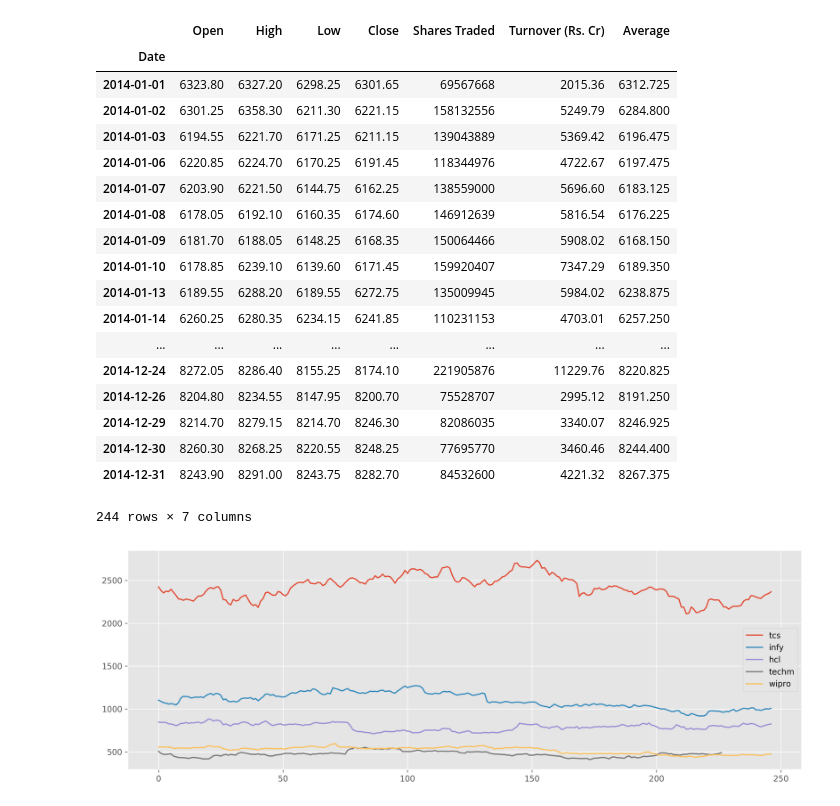
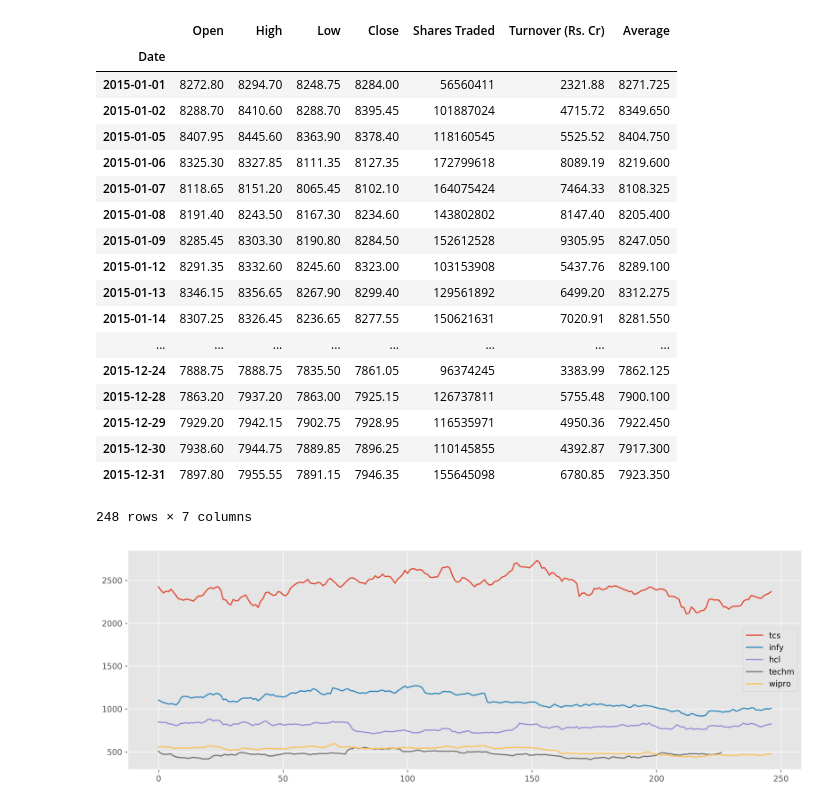
Before and after one commit to ReetBarik/Machine-Learning-Project, a Jupyter notebook: code_test.ipynb, the cells around one changed output. Cells and saved outputs as stored; diff of their text form; code cells hidden in the pictures.

```diff
--- a/code_test.ipynb
+++ b/code_test.ipynb
@@ -15,35 +6,35 @@ ImportError: Traceback (most recent call last):
 # %%
 def parser(x):
     return datetime.strptime(x, '%d-%b-%Y')
 
-nifty_data = pd.read_csv('./ml-project-data/NIFTY-50/2014.csv', header=0,
+nifty_data = pd.read_csv('./ml-project-data/NIFTY-50/2015.csv', header=0,
                                                               parse_dates=[0], index_col=0, squeeze=True,
                                                               date_parser=parser)
 
 scaler = MinMaxScaler(feature_range=(-1, 1))
 nifty_data['Average'] = nifty_data.loc[: , "High":"Low"].mean(axis=1)
 nifty = scaler.fit_transform(nifty_data[['Average', 'Shares Traded', 'Turnover (Rs. Cr)']])
 nifty_data
 # %% [output]
 |  | Open | High | Low | Close | Shares Traded | Turnover (Rs. Cr) | Average |
 | Date |  |  |  |  |  |  |  |
-| 2014-01-01 | 6323.80 | 6327.20 | 6298.25 | 6301.65 | 69567668 | 2015.36 | 6312.725 |
-| 2014-01-02 | 6301.25 | 6358.30 | 6211.30 | 6221.15 | 158132556 | 5249.79 | 6284.800 |
-| 2014-01-03 | 6194.55 | 6221.70 | 6171.25 | 6211.15 | 139043889 | 5369.42 | 6196.475 |
-| 2014-01-06 | 6220.85 | 6224.70 | 6170.25 | 6191.45 | 118344976 | 4722.67 | 6197.475 |
-| 2014-01-07 | 6203.90 | 6221.50 | 6144.75 | 6162.25 | 138559000 | 5696.60 | 6183.125 |
-| 2014-01-08 | 6178.05 | 6192.10 | 6160.35 | 6174.60 | 146912639 | 5816.54 | 6176.225 |
-| 2014-01-09 | 6181.70 | 6188.05 | 6148.25 | 6168.35 | 150064466 | 5908.02 | 6168.150 |
-| 2014-01-10 | 6178.85 | 6239.10 | 6139.60 | 6171.45 | 159920407 | 7347.29 | 6189.350 |
-| 2014-01-13 | 6189.55 | 6288.20 | 6189.55 | 6272.75 | 135009945 | 5984.02 | 6238.875 |
-| 2014-01-14 | 6260.25 | 6280.35 | 6234.15 | 6241.85 | 110231153 | 4703.01 | 6257.250 |
+| 2015-01-01 | 8272.80 | 8294.70 | 8248.75 | 8284.00 | 56560411 | 2321.88 | 8271.725 |
+| 2015-01-02 | 8288.70 | 8410.60 | 8288.70 | 8395.45 | 101887024 | 4715.72 | 8349.650 |
+| 2015-01-05 | 8407.95 | 8445.60 | 8363.90 | 8378.40 | 118160545 | 5525.52 | 8404.750 |
+| 2015-01-06 | 8325.30 | 8327.85 | 8111.35 | 8127.35 | 172799618 | 8089.19 | 8219.600 |
+| 2015-01-07 | 8118.65 | 8151.20 | 8065.45 | 8102.10 | 164075424 | 7464.33 | 8108.325 |
+| 2015-01-08 | 8191.40 | 8243.50 | 8167.30 | 8234.60 | 143802802 | 8147.40 | 8205.400 |
+| 2015-01-09 | 8285.45 | 8303.30 | 8190.80 | 8284.50 | 152612528 | 9305.95 | 8247.050 |
+| 2015-01-12 | 8291.35 | 8332.60 | 8245.60 | 8323.00 | 103153908 | 5437.76 | 8289.100 |
+| 2015-01-13 | 8346.15 | 8356.65 | 8267.90 | 8299.40 | 129561892 | 6499.20 | 8312.275 |
+| 2015-01-14 | 8307.25 | 8326.45 | 8236.65 | 8277.55 | 150621631 | 7020.91 | 8281.550 |
 | ... | ... | ... | ... | ... | ... | ... | ... |
-| 2014-12-24 | 8272.05 | 8286.40 | 8155.25 | 8174.10 | 221905876 | 11229.76 | 8220.825 |
-| 2014-12-26 | 8204.80 | 8234.55 | 8147.95 | 8200.70 | 75528707 | 2995.12 | 8191.250 |
-| 2014-12-29 | 8214.70 | 8279.15 | 8214.70 | 8246.30 | 82086035 | 3340.07 | 8246.925 |
-| 2014-12-30 | 8260.30 | 8268.25 | 8220.55 | 8248.25 | 77695770 | 3460.46 | 8244.400 |
-| 2014-12-31 | 8243.90 | 8291.00 | 8243.75 | 8282.70 | 84532600 | 4221.32 | 8267.375 |
+| 2015-12-24 | 7888.75 | 7888.75 | 7835.50 | 7861.05 | 96374245 | 3383.99 | 7862.125 |
+| 2015-12-28 | 7863.20 | 7937.20 | 7863.00 | 7925.15 | 126737811 | 5755.48 | 7900.100 |
+| 2015-12-29 | 7929.20 | 7942.15 | 7902.75 | 7928.95 | 116535971 | 4950.36 | 7922.450 |
+| 2015-12-30 | 7938.60 | 7944.75 | 7889.85 | 7896.25 | 110145855 | 4392.87 | 7917.300 |
+| 2015-12-31 | 7897.80 | 7955.55 | 7891.15 | 7946.35 | 155645098 | 6780.85 | 7923.350 |
-244 rows × 7 columns
+248 rows × 7 columns
 # %%
 tcs_data = pd.read_csv('./ml-project-data/TCS/01-01-2014-TO-31-12-2014TCSEQN.csv')
 tcs = scaler.fit_transform(tcs_data[['Average Price', 'Total Traded Quantity', 'Turnover', 'No. of Trades', 'Deliverable Qty']])
```
Also changed, not shown: parts of 12 cells of this notebook.
